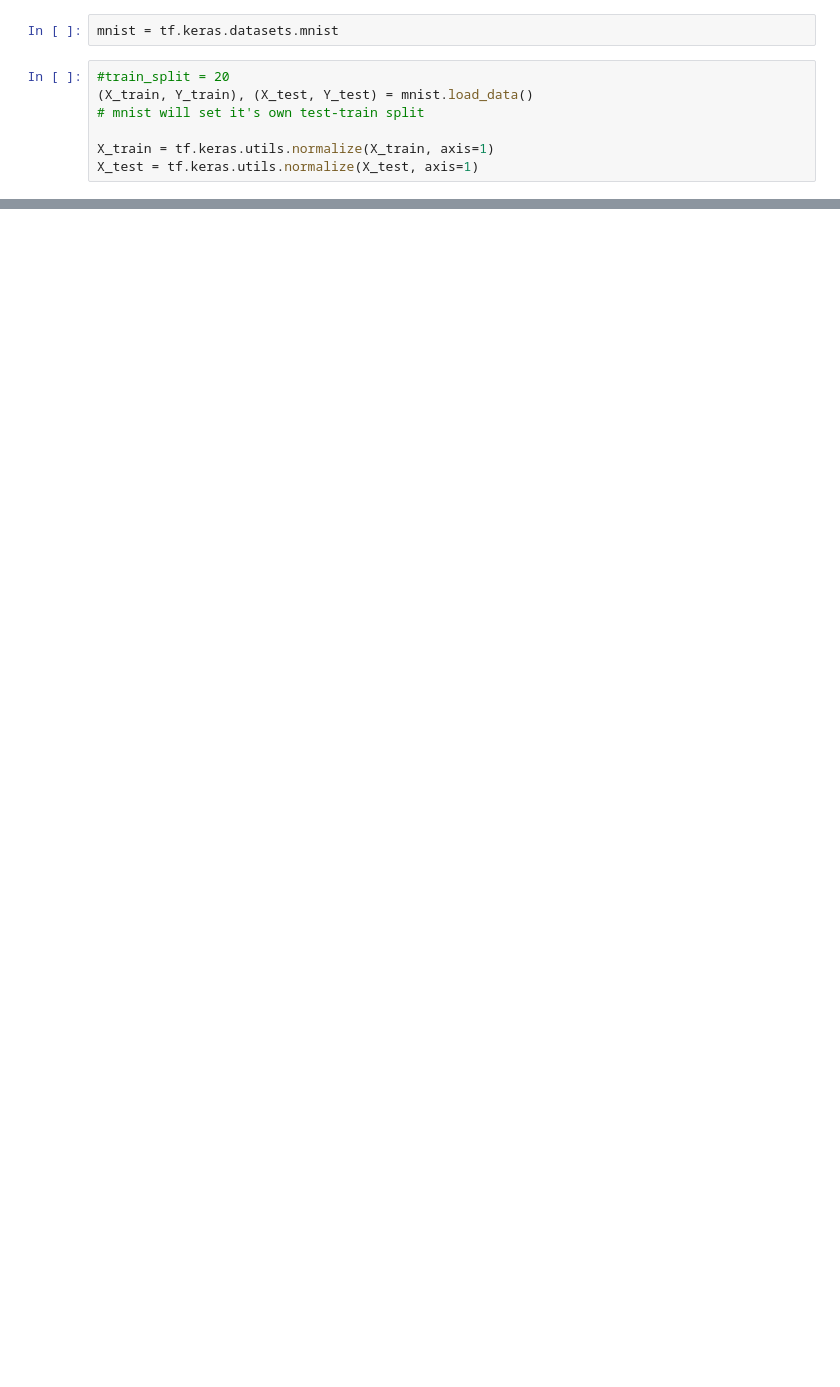
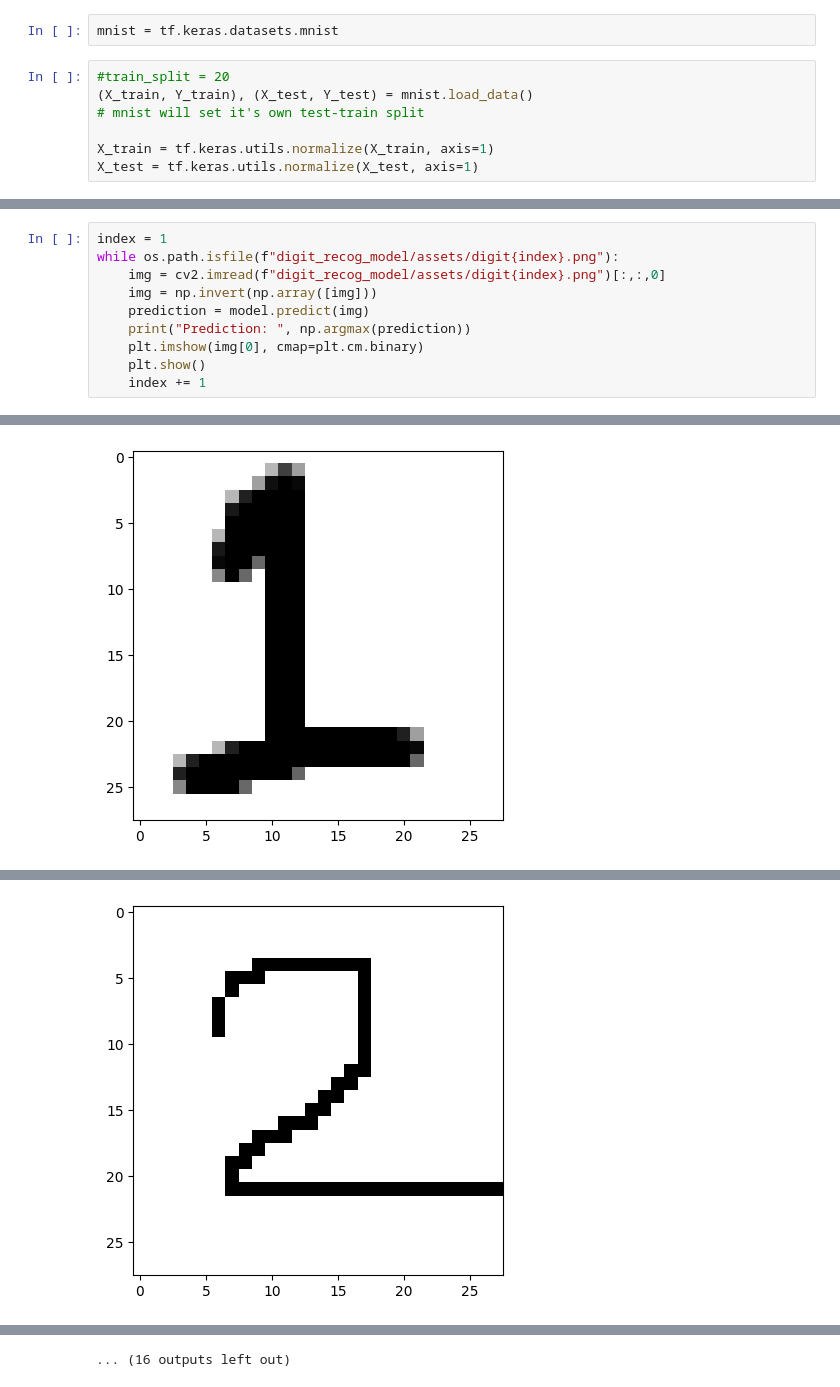
Before and after one commit to JimVargas5/Portfolio_Projects, a Jupyter notebook: MachineLearning/DigitRecognition/digits.ipynb, the cells around one changed output, grey strips where cells are left out. Cells and saved outputs as stored; diff of their text form; blank space fills up the shorter version.

```diff
--- a/MachineLearning/DigitRecognition/digits.ipynb
+++ b/MachineLearning/DigitRecognition/digits.ipynb
@@ -52,0 +66,11 @@ loss, accuracy
+# %%
+index = 1
+while os.path.isfile(f"digit_recog_model/assets/digit{index}.png"):
+    img = cv2.imread(f"digit_recog_model/assets/digit{index}.png")[:,:,0]
+    img = np.invert(np.array([img]))
+    prediction = model.predict(img)
+    print("Prediction: ", np.argmax(prediction))
+    plt.imshow(img[0], cmap=plt.cm.binary)
+    plt.show()
+    index += 1
+# %% [output]
@@ -52,0 +79 @@ loss, accuracy
+[figure, added]
@@ -52,0 +82 @@ loss, accuracy
+[figure, added]
@@ -52,0 +95 @@ loss, accuracy
+... (16 outputs left out)
```
Also changed, not shown: parts of 10 cells of this notebook.
